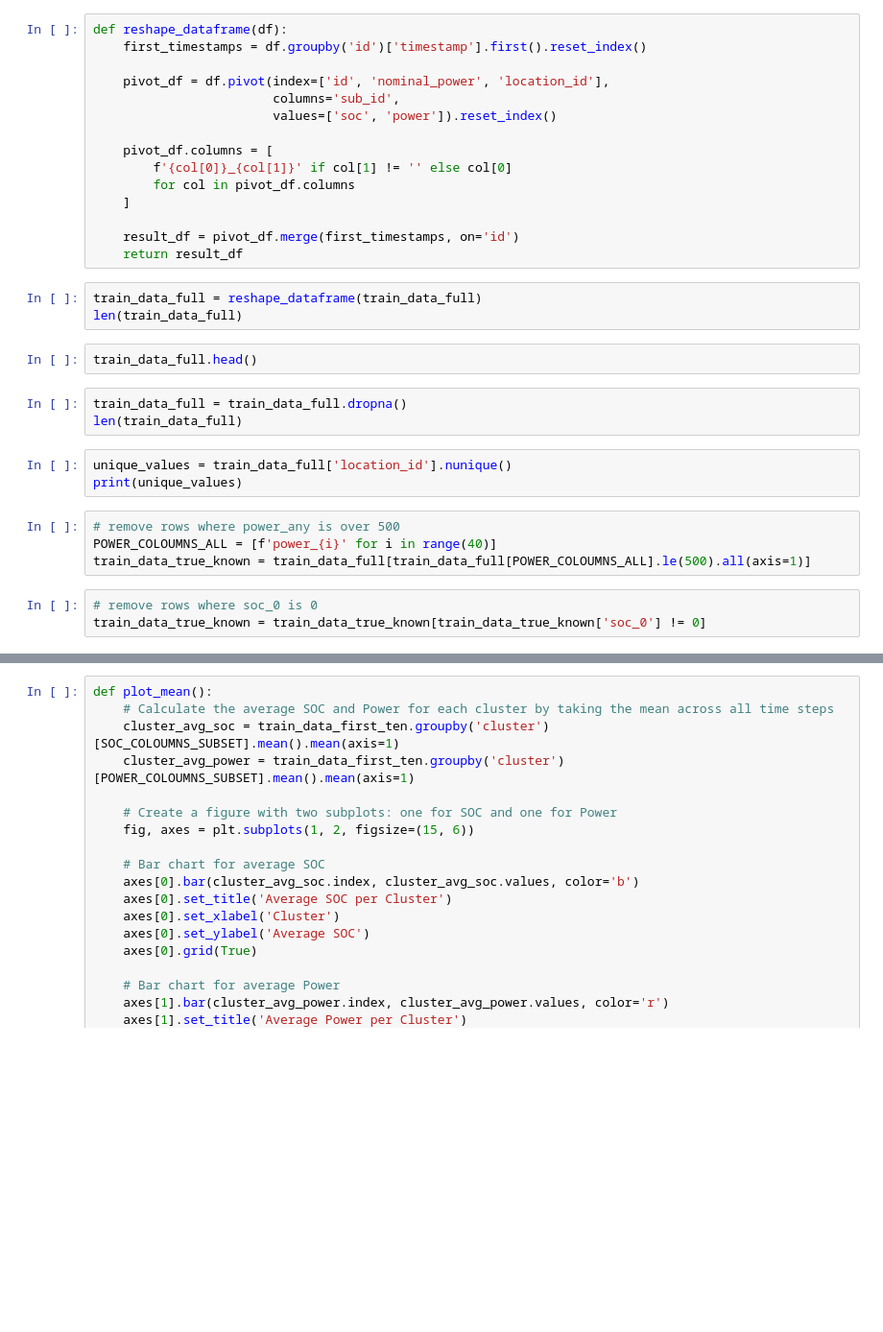
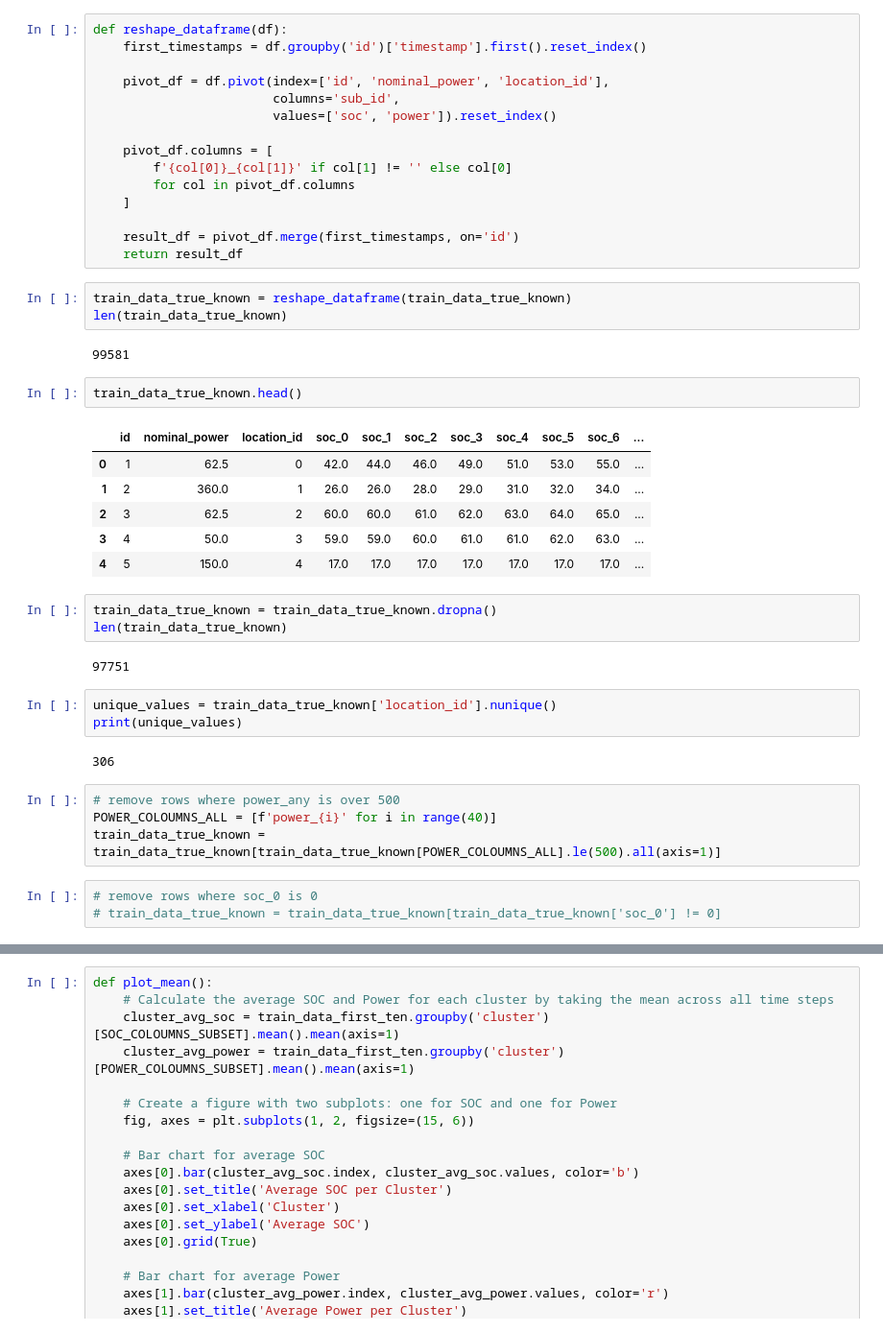
Before and after one commit to JakobBerg-Projects/CedasHackathon2025, a Jupyter notebook: src/henrik/clustering.ipynb, the cells around one changed output, grey strips where cells are left out. Shown: that part at 96% size. Cells and saved outputs as stored; diff of their text form; blank space fills up the shorter version.

```diff
--- a/src/henrik/clustering.ipynb
+++ b/src/henrik/clustering.ipynb
@@ -38,23 +59,36 @@ def reshape_dataframe(df):
 
     result_df = pivot_df.merge(first_timestamps, on='id')
     return result_df
-# %%
-train_data_full = reshape_dataframe(train_data_full)
-len(train_data_full)
+# %%
+train_data_true_known = reshape_dataframe(train_data_true_known)
+len(train_data_true_known)
+# %% [output]
+99581
 # %%
-train_data_full.head()
+train_data_true_known.head()
+# %% [output]
+|  | id | nominal_power | location_id | soc_0 | soc_1 | soc_2 | soc_3 | soc_4 | soc_5 | soc_6 | ... |
+| 0 | 1 | 62.5 | 0 | 42.0 | 44.0 | 46.0 | 49.0 | 51.0 | 53.0 | 55.0 | ... |
+| 1 | 2 | 360.0 | 1 | 26.0 | 26.0 | 28.0 | 29.0 | 31.0 | 32.0 | 34.0 | ... |
+| 2 | 3 | 62.5 | 2 | 60.0 | 60.0 | 61.0 | 62.0 | 63.0 | 64.0 | 65.0 | ... |
+| 3 | 4 | 50.0 | 3 | 59.0 | 59.0 | 60.0 | 61.0 | 61.0 | 62.0 | 63.0 | ... |
+| 4 | 5 | 150.0 | 4 | 17.0 | 17.0 | 17.0 | 17.0 | 17.0 | 17.0 | 17.0 | ... |
-# %%
-train_data_full = train_data_full.dropna()
-len(train_data_full)
+# %%
+train_data_true_known = train_data_true_known.dropna()
+len(train_data_true_known)
+# %% [output]
+97751
 # %%
-unique_values = train_data_full['location_id'].nunique()
+unique_values = train_data_true_known['location_id'].nunique()
 print(unique_values)
+# %% [output]
+306
 # %%
 # remove rows where power_any is over 500
 POWER_COLOUMNS_ALL = [f'power_{i}' for i in range(40)]
-train_data_true_known = train_data_full[train_data_full[POWER_COLOUMNS_ALL].le(500).all(axis=1)]
+train_data_true_known = train_data_true_known[train_data_true_known[POWER_COLOUMNS_ALL].le(500).all(axis=1)]
 # %%
 # remove rows where soc_0 is 0
-train_data_true_known = train_data_true_known[train_data_true_known['soc_0'] != 0]
+# train_data_true_known = train_data_true_known[train_data_true_known['soc_0'] != 0]
 # %%
 len(train_data_true_known)
```
Also changed, not shown: parts of 36 cells of this notebook.
